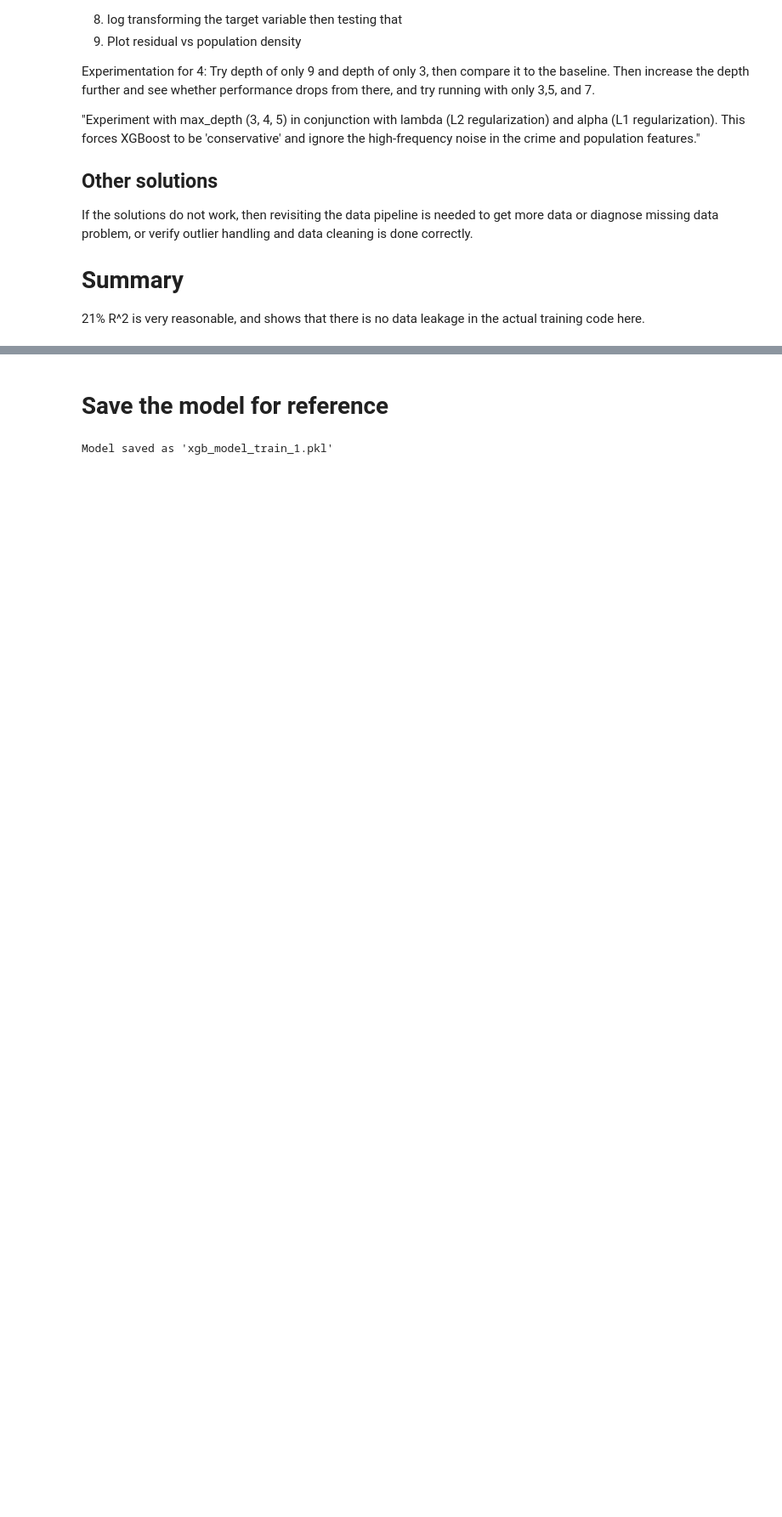
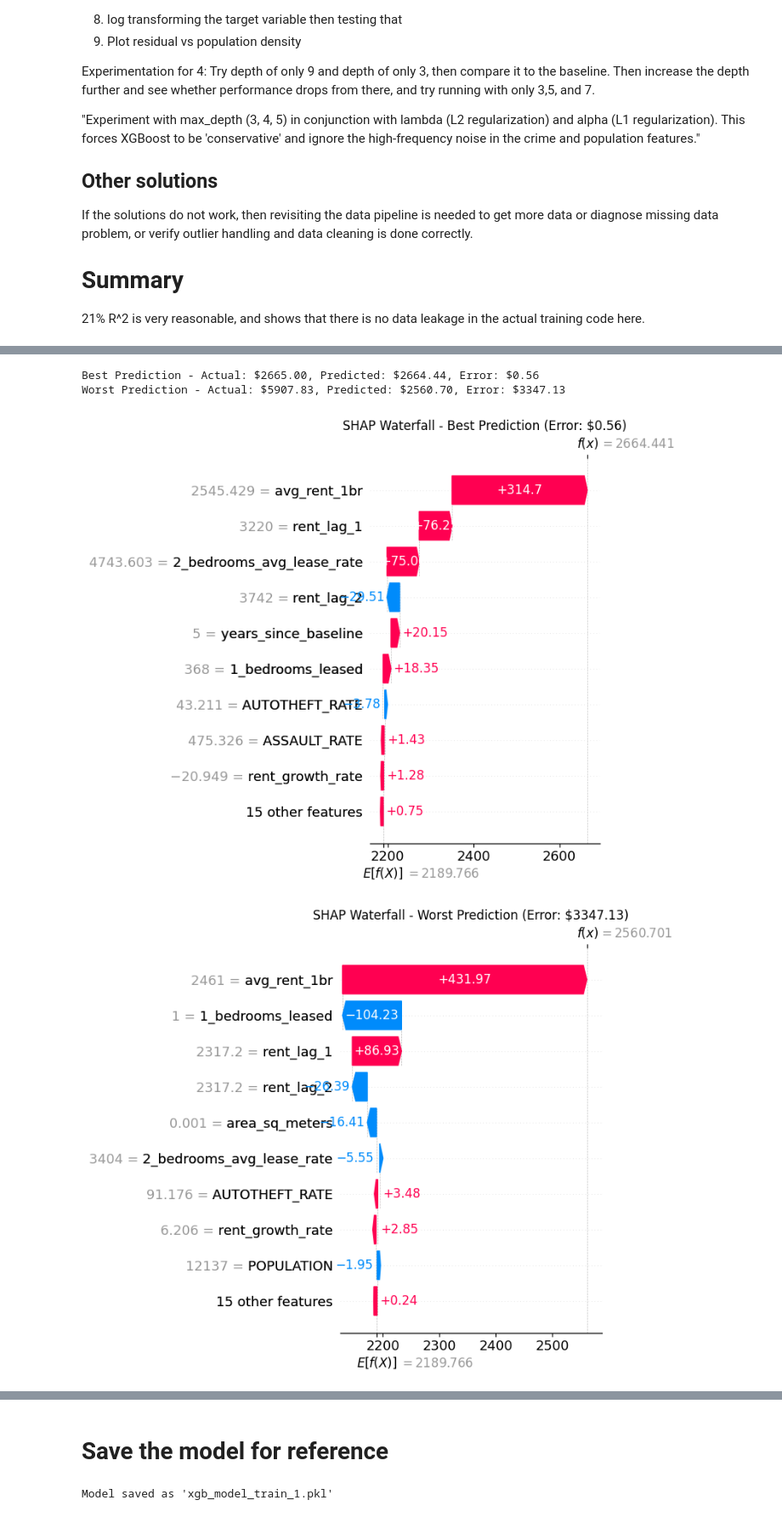
Before and after one commit to Western-Artificial-Intelligence/condo-cost-predictor, a Jupyter notebook: training/train_1.ipynb, the cells around one changed output, grey strips where cells are left out. Shown at 85% size. Saved outputs shown, nothing was run; the diff lists cells and outputs as text; code cells hidden in the pictures; blank space fills up the shorter version.

Commit message:
added shap explainability code

```diff
--- a/training/train_1.ipynb
+++ b/training/train_1.ipynb
@@ -330,0 +487,40 @@ plt.show()
+# %%
+# SHAP Waterfall Plot - Explain individual predictions
+# Show explanations for best and worst predictions
+
+# Find best and worst predictions
+prediction_errors = np.abs(y_test.values - y_pred)
+best_pred_idx = np.argmin(prediction_errors)
+worst_pred_idx = np.argmax(prediction_errors)
+
+print(f"Best Prediction - Actual: ${y_test.iloc[best_pred_idx]:.2f}, Predicted: ${y_pred[best_pred_idx]:.2f}, Error: ${prediction_errors[best_pred_idx]:.2f}")
+print(f"Worst Prediction - Actual: ${y_test.iloc[worst_pred_idx]:.2f}, Predicted: ${y_pred[worst_pred_idx]:.2f}, Error: ${prediction_errors[worst_pred_idx]:.2f}")
+
+# Waterfall plot for best prediction
+plt.figure(figsize=(10, 6))
+shap.waterfall_plot(shap.Explanation(
+    values=shap_values[best_pred_idx],
+    base_values=explainer.expected_value,
+    data=X_test.iloc[best_pred_idx],
+    feature_names=X_test.columns.tolist()
+), show=False)
+plt.title(f'SHAP Waterfall - Best Prediction (Error: ${prediction_errors[best_pred_idx]:.2f})')
+plt.tight_layout()
+plt.show()
+
+# Waterfall plot for worst prediction
+plt.figure(figsize=(10, 6))
+shap.waterfall_plot(shap.Explanation(
+    values=shap_values[worst_pred_idx],
+    base_values=explainer.expected_value,
+    data=X_test.iloc[worst_pred_idx],
+    feature_names=X_test.columns.tolist()
+), show=False)
+plt.title(f'SHAP Waterfall - Worst Prediction (Error: ${prediction_errors[worst_pred_idx]:.2f})')
+plt.tight_layout()
+plt.show()
+# %% [output]
+Best Prediction - Actual: $2665.00, Predicted: $2664.44, Error: $0.56
+Worst Prediction - Actual: $5907.83, Predicted: $2560.70, Error: $3347.13
+[figure, added]
+[figure, added]
```
Also changed, not shown: parts of 11 cells of this notebook.
